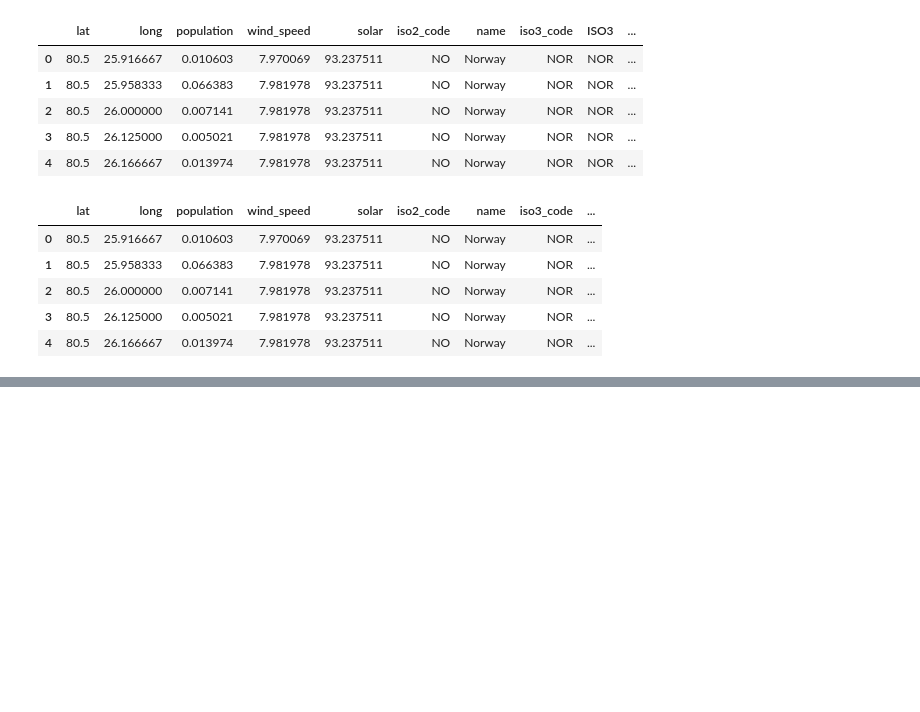
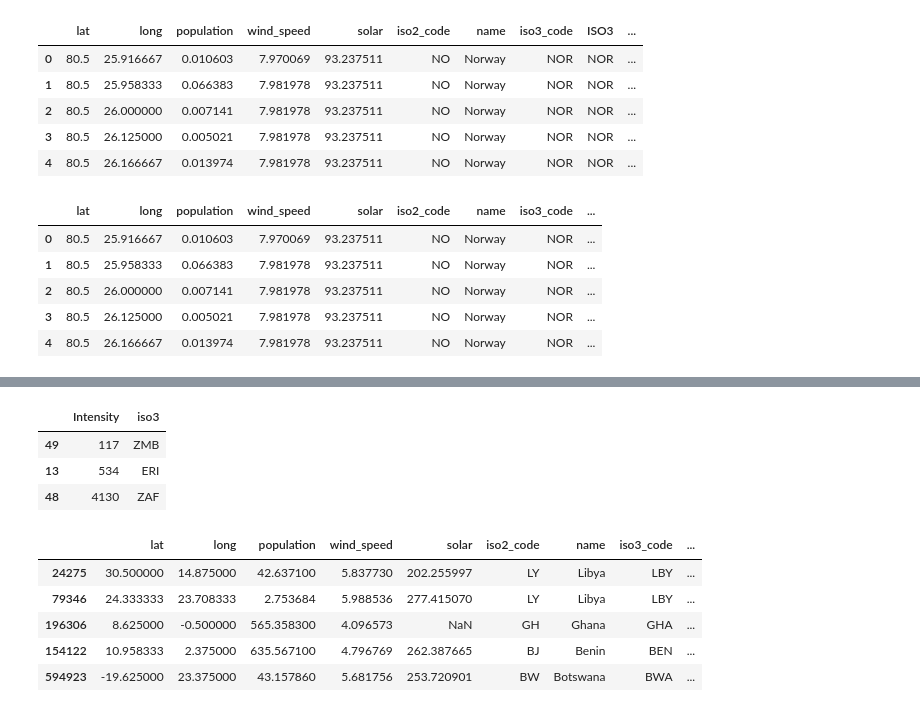
Before and after one commit to ITWSDataScience/Group3_Fall2022, a Jupyter notebook: models/data/merge.ipynb, the cells around one changed output, grey strips where cells are left out. Cells and saved outputs as stored; diff of their text form; code cells hidden in the pictures; blank space fills up the shorter version.

```diff
--- a/models/data/merge.ipynb
+++ b/models/data/merge.ipynb
@@ -358,0 +426,3 @@ merged_grid.to_csv('models/data/merged_dataset.csv', index=False)
+# %%
+con = con.assign(iso3=iso3_series)
+con[['Intensity', 'Target Country', 'iso3']]
@@ -358,0 +443,29 @@ merged_grid.to_csv('models/data/merged_dataset.csv', index=False)
+# %%
+con = con[con['Intensity'] <= -5]
+agg_functions = {'Intensity': 'count', 'iso3': 'first'}
+con_agg = con.groupby(con['iso3'], as_index=False).aggregate(agg_functions)
+# %%
+con_agg.sample(3)
+# grid.sample(3)
+# %% [output]
+|  | Intensity | iso3 |
+| 49 | 117 | ZMB |
+| 13 | 534 | ERI |
+| 48 | 4130 | ZAF |
+# %%
+merged_grid = grid.merge(con_agg[['Intensity', 'iso3']], left_on='iso3_code', right_on='iso3')
+# %%
+merged_grid.rename(columns={'Intensity': 'conflict_intensity'}, inplace=True)
+merged_grid.drop('iso3', axis=1, inplace=True)
+# %%
+# len(merged_grid)
+# len(con)
+# len(grid)
+merged_grid.sample(5)
+# %% [output]
+|  | lat | long | population | wind_speed | solar | iso2_code | name | iso3_code | ... |
+| 24275 | 30.500000 | 14.875000 | 42.637100 | 5.837730 | 202.255997 | LY | Libya | LBY | ... |
+| 79346 | 24.333333 | 23.708333 | 2.753684 | 5.988536 | 277.415070 | LY | Libya | LBY | ... |
+| 196306 | 8.625000 | -0.500000 | 565.358300 | 4.096573 | NaN | GH | Ghana | GHA | ... |
+| 154122 | 10.958333 | 2.375000 | 635.567100 | 4.796769 | 262.387665 | BJ | Benin | BEN | ... |
+| 594923 | -19.625000 | 23.375000 | 43.157860 | 5.681756 | 253.720901 | BW | Botswana | BWA | ... |
```
Also changed, not shown: parts of 20 cells of this notebook, 3 other files.
